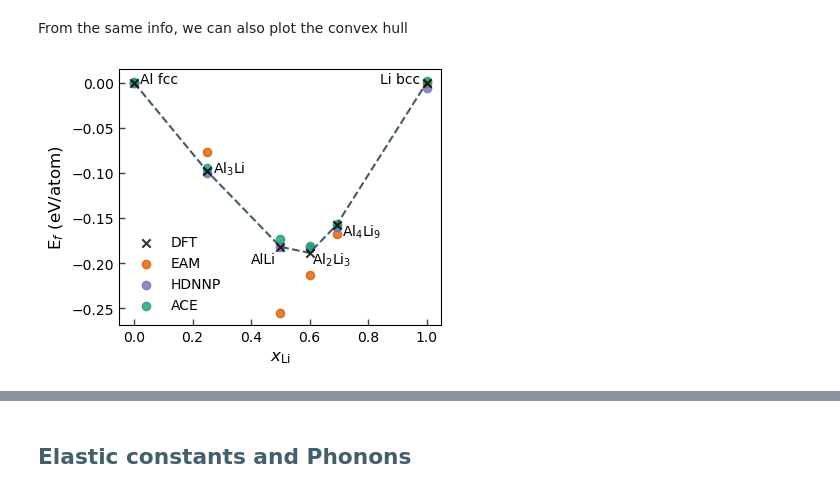
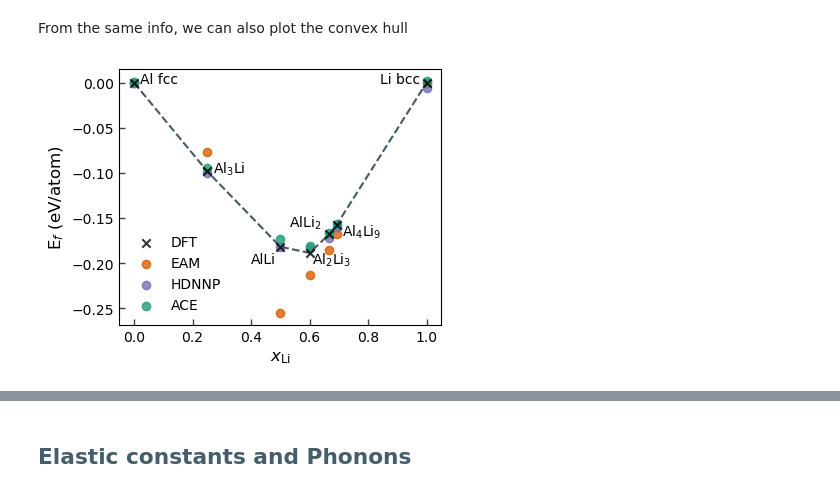
Before and after one commit to pyiron/potential_publication, a Jupyter notebook: 03_validation/01_validation.ipynb, the cells around one changed output, grey strips where cells are left out. Cells and saved outputs as stored; diff of their text form; code cells hidden in the pictures.

```diff
--- a/03_validation/01_validation.ipynb
+++ b/03_validation/01_validation.ipynb
@@ -306,46 +315,53 @@ s1_ace = min(birch_murnaghan(df_murn, "Al3Li", potential='AlLi-ACE')[1]) - ((1-c
 c2 = 1/(1+1)
 s2_dft = min(birch_murnaghan(df_ref, "Al2Li2")[1]) - ((1-c2)*al_dft + c2*li_dft)
 s2_eam = min(birch_murnaghan(df_murn, "AlLi", potential='AlLi-EAM')[1]) - ((1-c2)*al_dft + c2*li_dft)
 s2_hdn = min(birch_murnaghan(df_murn, "AlLi", potential='AlLi-HDNNP')[1]) - ((1-c2)*al_dft + c2*li_dft)
 s2_ace = min(birch_murnaghan(df_murn, "AlLi", potential='AlLi-ACE')[1]) - ((1-c2)*al_dft + c2*li_dft)
 
 c3 = 3/(3+2)
 s3_dft = min(birch_murnaghan(df_ref, "Al2Li3")[1]) - ((1-c3)*al_dft + c3*li_dft)
 s3_eam = min(birch_murnaghan(df_murn, "Al2Li3", potential='AlLi-EAM')[1]) - ((1-c3)*al_dft + c3*li_dft)
 s3_hdn = min(birch_murnaghan(df_murn, "Al2Li3", potential='AlLi-HDNNP')[1]) - ((1-c3)*al_dft + c3*li_dft)
 s3_ace = min(birch_murnaghan(df_murn, "Al2Li3", potential='AlLi-ACE')[1]) - ((1-c3)*al_dft + c3*li_dft)
 
-c4 = 9/(4+9)
-s4_dft = min(birch_murnaghan(df_ref, "Al4Li9")[1]) - ((1-c4)*al_dft + c4*li_dft)
-s4_eam = min(birch_murnaghan(df_murn, "Al4Li9", potential='AlLi-EAM')[1]) - ((1-c4)*al_dft + c4*li_dft)
-s4_hdn = min(birch_murnaghan(df_murn, "Al4Li9", potential='AlLi-HDNNP')[1]) - ((1-c4)*al_dft + c4*li_dft)
-s4_ace = min(birch_murnaghan(df_murn, "Al4Li9", potential='AlLi-ACE')[1]) - ((1-c4)*al_dft + c4*li_dft)
+c4 = 2/(1+2)
+s4_dft = min(birch_murnaghan(df_ref, "AlLi2")[1]) - ((1-c4)*al_dft + c4*li_dft)
+s4_eam = min(birch_murnaghan(df_murn, "AlLi2", potential='AlLi-EAM')[1]) - ((1-c4)*al_dft + c4*li_dft)
+s4_hdn = min(birch_murnaghan(df_murn, "AlLi2", potential='AlLi-HDNNP')[1]) - ((1-c4)*al_dft + c4*li_dft)
+s4_ace = min(birch_murnaghan(df_murn, "AlLi2", potential='AlLi-ACE')[1]) - ((1-c4)*al_dft + c4*li_dft)
 
-c5 = 1
-s5_dft = min(birch_murnaghan(df_ref, "Libcc")[1]) - ((1-c5)*al_dft + c5*li_dft)
-s5_eam = min(birch_murnaghan(df_murn, "Libcc", potential='AlLi-EAM')[1]) - ((1-c5)*al_dft + c5*li_dft)
-s5_hdn = min(birch_murnaghan(df_murn, "Libcc", potential='AlLi-HDNNP')[1]) - ((1-c5)*al_dft + c5*li_dft)
-s5_ace = min(birch_murnaghan(df_murn, "Libcc", potential='AlLi-ACE')[1]) - ((1-c5)*al_dft + c5*li_dft)
+c5 = 9/(4+9)
+s5_dft = min(birch_murnaghan(df_ref, "Al4Li9")[1]) - ((1-c5)*al_dft + c5*li_dft)
+s5_eam = min(birch_murnaghan(df_murn, "Al4Li9", potential='AlLi-EAM')[1]) - ((1-c5)*al_dft + c5*li_dft)
+s5_hdn = min(birch_murnaghan(df_murn, "Al4Li9", potential='AlLi-HDNNP')[1]) - ((1-c5)*al_dft + c5*li_dft)
+s5_ace = min(birch_murnaghan(df_murn, "Al4Li9", potential='AlLi-ACE')[1]) - ((1-c5)*al_dft + c5*li_dft)
+
+c6 = 1
+s6_dft = min(birch_murnaghan(df_ref, "Libcc")[1]) - ((1-c6)*al_dft + c6*li_dft)
+s6_eam = min(birch_murnaghan(df_murn, "Libcc", potential='AlLi-EAM')[1]) - ((1-c6)*al_dft + c6*li_dft)
+s6_hdn = min(birch_murnaghan(df_murn, "Libcc", potential='AlLi-HDNNP')[1]) - ((1-c6)*al_dft + c6*li_dft)
+s6_ace = min(birch_murnaghan(df_murn, "Libcc", potential='AlLi-ACE')[1]) - ((1-c6)*al_dft + c6*li_dft)
 
 mlt = Multiplot(width=300, ratio=0.8, )#wspace=0.3)
 
 a=0.8
-mlt[0,0].scatter([c0, c1, c2, c3, c4, c5], [s0_dft, s1_dft, s2_dft, s3_dft, s4_dft, s5_dft], c='black', marker='x', alpha=a, label='DFT', zorder=10)
-mlt[0,0].scatter([c0, c1, c2, c3, c4, c5], [s0_eam, s1_eam, s2_eam, s3_eam, s4_eam, s5_eam], c=colors["r"], alpha=a, label='EAM')
-mlt[0,0].scatter([c0, c1, c2, c3, c4, c5], [s0_hdn, s1_hdn, s2_hdn, s3_hdn, s4_hdn, s5_hdn], c=colors["b"], alpha=a, label='HDNNP')
-mlt[0,0].scatter([c0, c1, c2, c3, c4, c5], [s0_ace, s1_ace, s2_ace, s3_ace, s4_ace, s5_ace], c=colors["g"], alpha=a, label='ACE')
+mlt[0,0].scatter([c0, c1, c2, c3, c4, c5, c6], [s0_dft, s1_dft, s2_dft, s3_dft, s4_dft, s5_dft, s6_dft], c='black', marker='x', alpha=a, label='DFT', zorder=10)
+mlt[0,0].scatter([c0, c1, c2, c3, c4, c5, c6], [s0_eam, s1_eam, s2_eam, s3_eam, s4_eam, s5_eam, s6_eam], c=colors["r"], alpha=a, label='EAM')
+mlt[0,0].scatter([c0, c1, c2, c3, c4, c5, c6], [s0_hdn, s1_hdn, s2_hdn, s3_hdn, s4_hdn, s5_hdn, s6_hdn], c=colors["b"], alpha=a, label='HDNNP')
+mlt[0,0].scatter([c0, c1, c2, c3, c4, c5, c6], [s0_ace, s1_ace, s2_ace, s3_ace, s4_ace, s5_ace, s6_ace], c=colors["g"], alpha=a, label='ACE')
 
-mlt[0,0].plot([0, c1, c2, c3, c4, 1], [0, s1_dft, s2_dft, s3_dft, s4_dft, 0], c=accent['lgrey'], ls='dashed')
+mlt[0,0].plot([0, c1, c2, c3, c4, c5, 1], [0, s1_dft, s2_dft, s3_dft, s4_dft, s5_dft, 0], c=accent['lgrey'], ls='dashed')
 mlt[0,0].legend(frameon=False)
 mlt[0,0].set_xlabel(r"$x_\mathrm{Li}$",fontsize="12")
 mlt[0,0].set_ylabel(r"E$_f$ (eV/atom)",fontsize="12")
 
 plt.text(0.02, -0.00, 'Al fcc')
 plt.text(0.27, -0.10, r'Al$_3$Li')
 plt.text(0.4, -0.20, r'AlLi')
 plt.text(0.61, -0.20, r'Al$_2$Li$_3$')
+plt.text(0.53, -0.16, r'AlLi$_2$')
 plt.text(0.71, -0.17, r'Al$_4$Li$_9$')
 plt.text(0.84, -0.00, 'Li bcc')
 plt.savefig("img_convex_hull.png", dpi=300, bbox_inches='tight')
 # %% [output]
-[figure, old version]
+[figure, new version]
```
Also changed, not shown: parts of 7 cells of this notebook, 1 other file.
